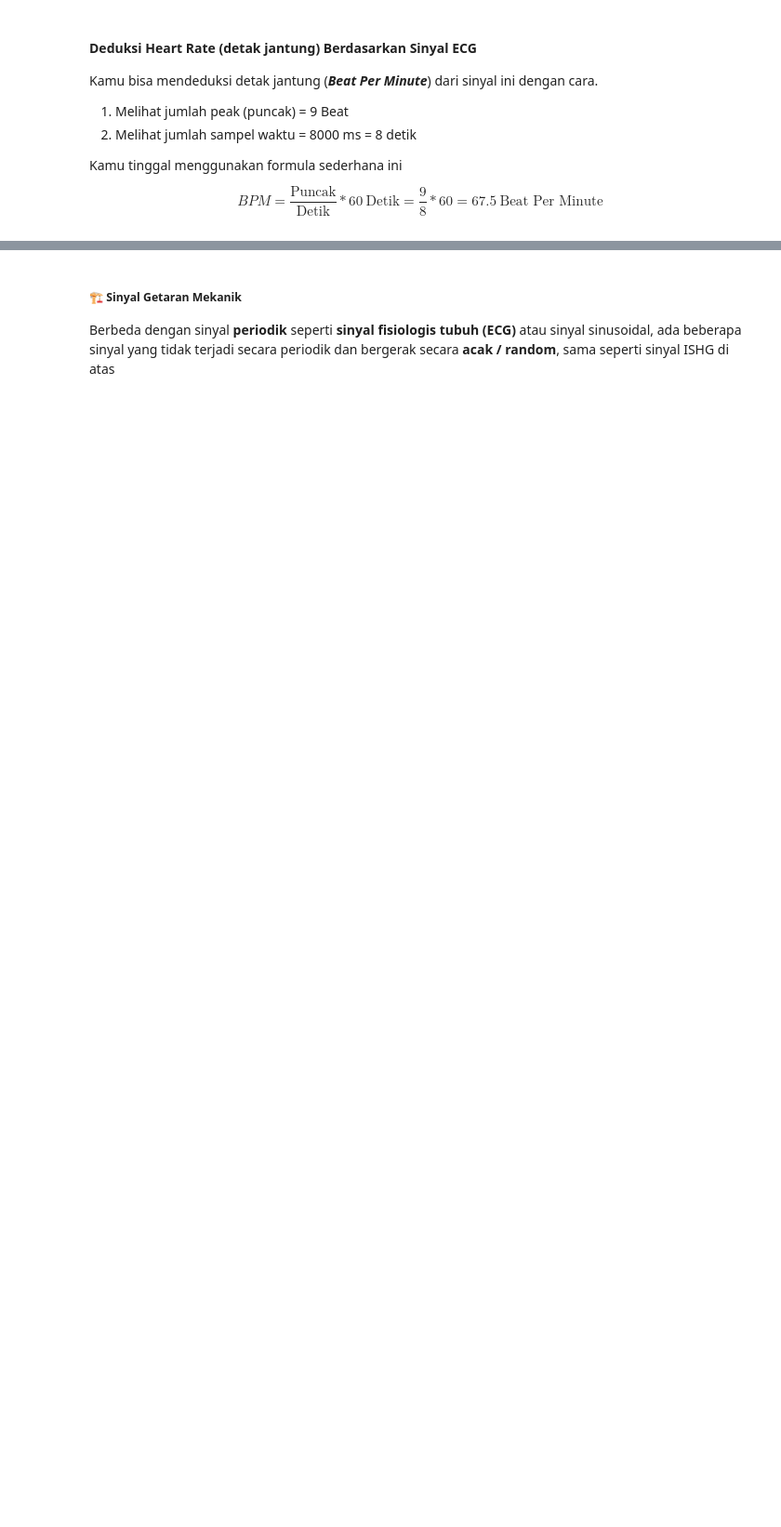
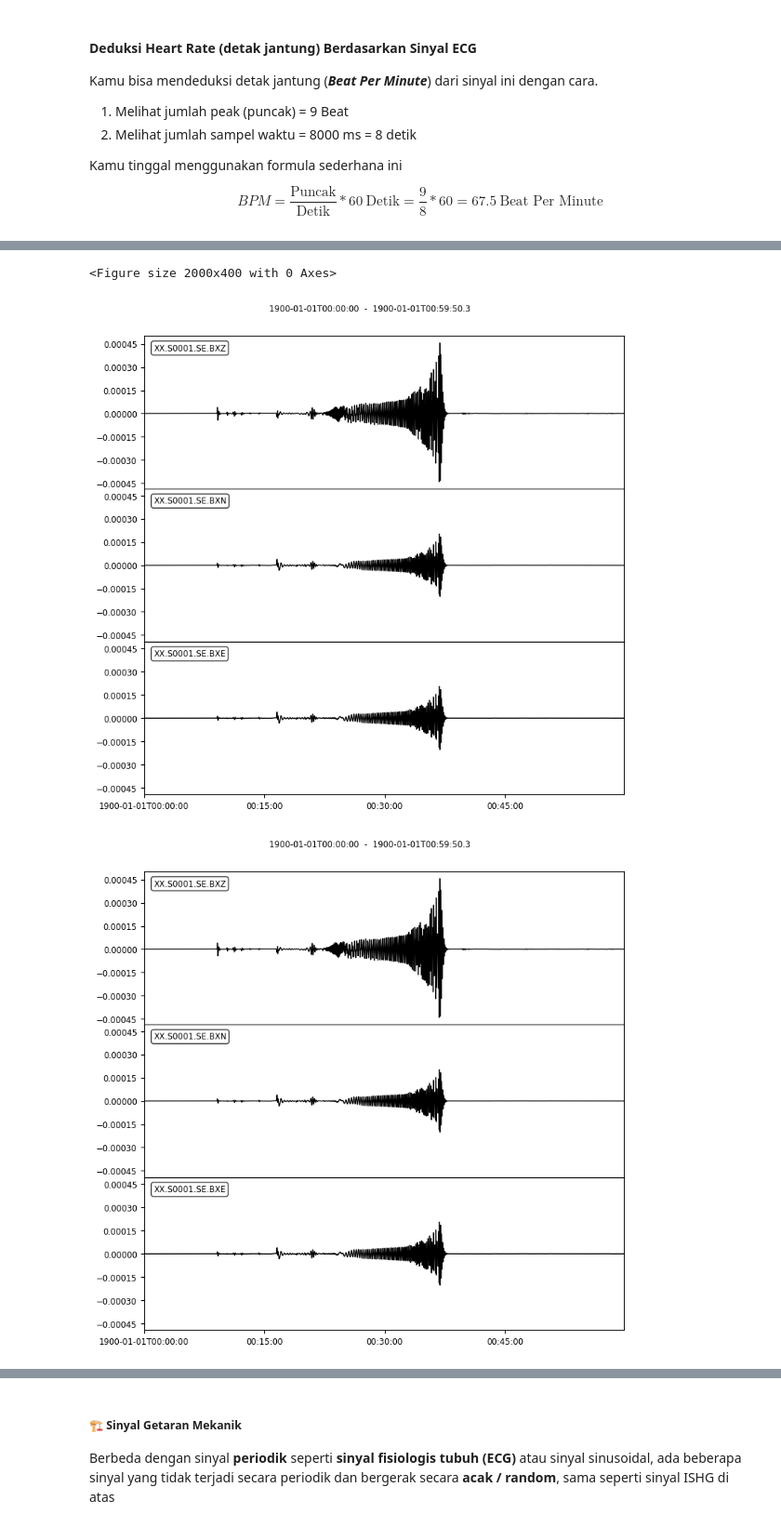
Before and after one commit to informatika-itera/if3024-handson, a Jupyter notebook: 2025-notebooks/hands-on2.ipynb, the cells around one changed output, grey strips where cells are left out. Shown at 93% size. Saved outputs shown, nothing was run; the diff lists cells and outputs as text; code cells hidden in the pictures; blank space fills up the shorter version.

```diff
--- a/2025-notebooks/hands-on2.ipynb
+++ b/2025-notebooks/hands-on2.ipynb
@@ -95,0 +167,14 @@ $$
+# %%
+client = Client()
+origin_time = UTCDateTime("2023-10-01T00:00:00")
+# seismogram = client.get_waveforms(model="ak135f_2s", sourcelatitude=-7.8007839033133575, sourcelongitude=110.37098235071159, sourcedepthinmeters=10000, receiverlatitude=35.6895, receiverlongitude=139.6917, components="ZNE", units="displacement") # Jogjakarta
+
+seismogram = client.get_waveforms(model="ak135f_2s", sourcelatitude=-5.440599180710982, sourcelongitude=105.27711959083427, sourcedepthinmeters=10000, receiverlatitude=35.6895, receiverlongitude=139.6917, components="ZNE", units="displacement") # Lampung
+# %%
+# Menampilkan plot sinyal seismogram
+plt.figure(figsize=(20, 4))
+seismogram.plot()
+# %% [output]
+<Figure size 2000x400 with 0 Axes>
+[figure, added]
+[figure, added]
```
Also changed, not shown: parts of 28 cells of this notebook.
